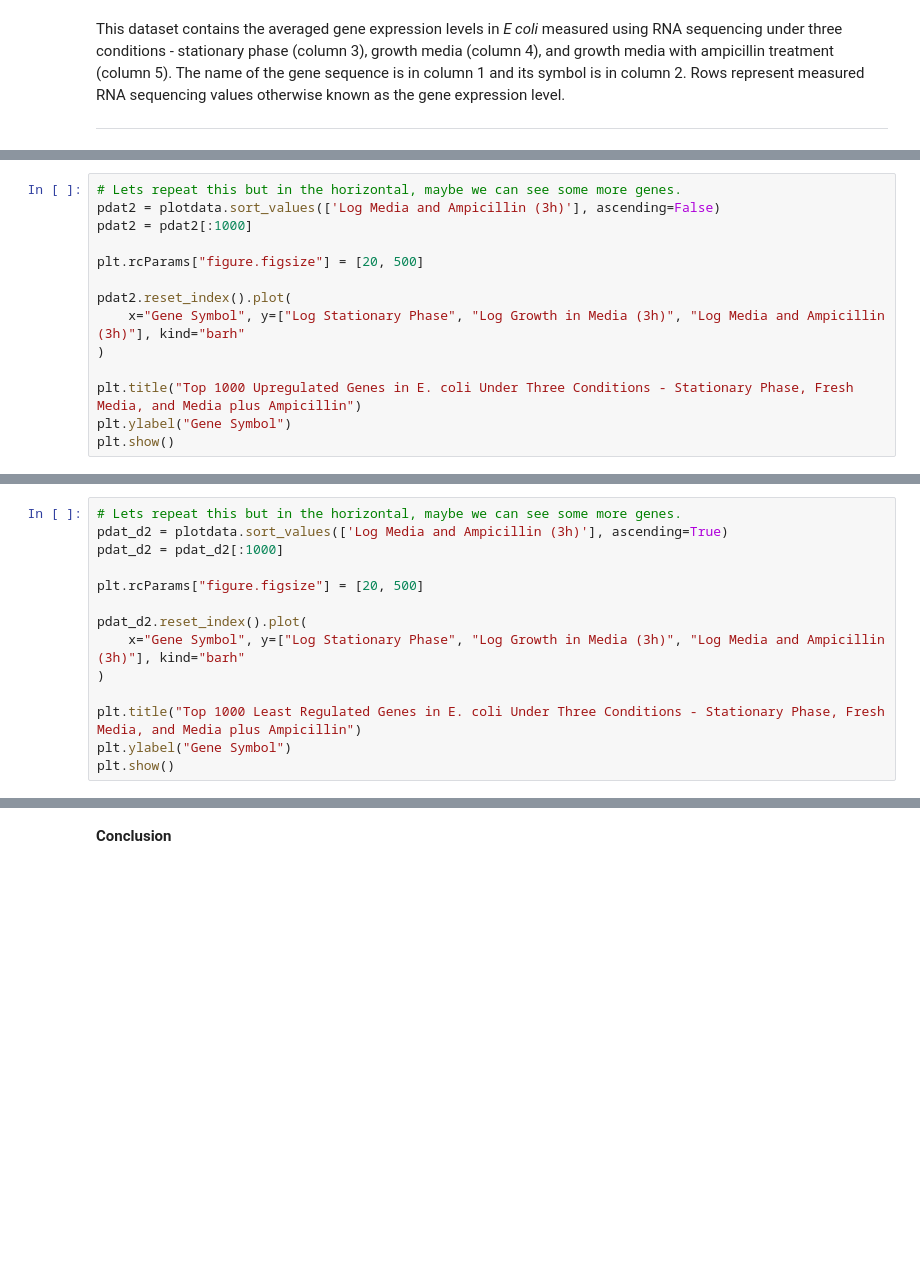
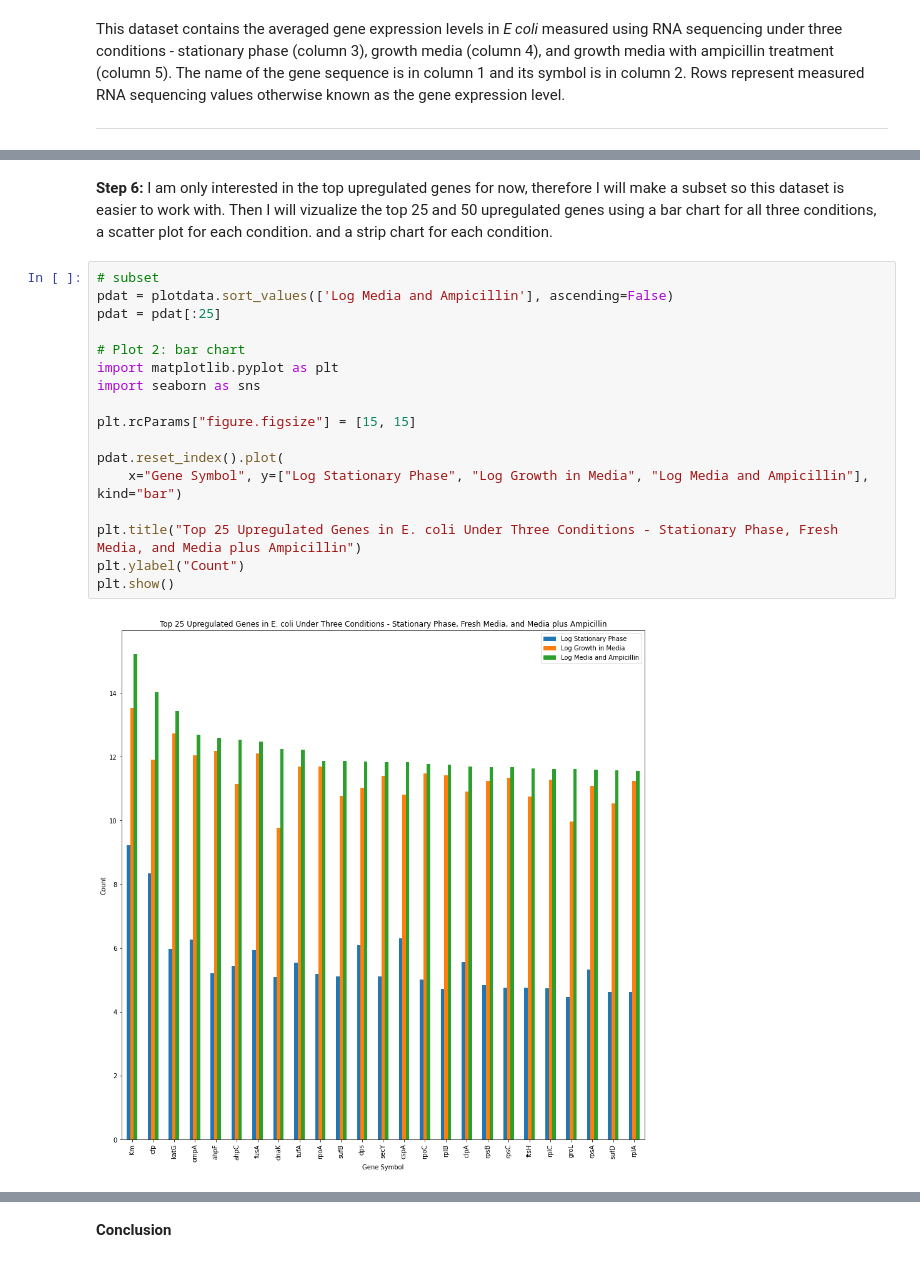
Before and after one commit to data301-2020-winter2/course-project-solo_115, a Jupyter notebook: analysis/Task5/Task_5_Analysis.ipynb, the cells around one changed output, grey strips where cells are left out. Cells and saved outputs as stored; diff of their text form; blank space fills up the shorter version.

```diff
--- a/analysis/Task5/Task_5_Analysis.ipynb
+++ b/analysis/Task5/Task_5_Analysis.ipynb
@@ -125,14 +84,0 @@ plt.show()
-# %%
-# Lets repeat this but in the horizontal, maybe we can see some more genes.
-pdat2 = plotdata.sort_values(['Log Media and Ampicillin (3h)'], ascending=False)
-pdat2 = pdat2[:1000]
-
-plt.rcParams["figure.figsize"] = [20, 500]
-
-pdat2.reset_index().plot(
-    x="Gene Symbol", y=["Log Stationary Phase", "Log Growth in Media (3h)", "Log Media and Ampicillin (3h)"], kind="barh"
-)
-
-plt.title("Top 1000 Upregulated Genes in E. coli Under Three Conditions - Stationary Phase, Fresh Media, and Media plus Ampicillin")
-plt.ylabel("Gene Symbol")
-plt.show()
@@ -188,14 +84,0 @@ plt.show()
-# %%
-# Lets repeat this but in the horizontal, maybe we can see some more genes.
-pdat_d2 = plotdata.sort_values(['Log Media and Ampicillin (3h)'], ascending=True)
-pdat_d2 = pdat_d2[:1000]
-
-plt.rcParams["figure.figsize"] = [20, 500]
-
-pdat_d2.reset_index().plot(
-    x="Gene Symbol", y=["Log Stationary Phase", "Log Growth in Media (3h)", "Log Media and Ampicillin (3h)"], kind="barh"
-)
-
-plt.title("Top 1000 Least Regulated Genes in E. coli Under Three Conditions - Stationary Phase, Fresh Media, and Media plus Ampicillin")
-plt.ylabel("Gene Symbol")
-plt.show()
@@ -206,0 +134,21 @@ plt.show()
+# %% [markdown]
+**Step 6:** I am only interested in the top upregulated genes for now, therefore I will make a subset so this dataset is easier to work with. Then I will vizualize the top 25 and 50 upregulated genes using a bar chart for all three conditions, a scatter plot for each condition. and a strip chart for each condition.
+# %%
+# subset
+pdat = plotdata.sort_values(['Log Media and Ampicillin'], ascending=False)
+pdat = pdat[:25]
+
+# Plot 2: bar chart
+import matplotlib.pyplot as plt
+import seaborn as sns
+
+plt.rcParams["figure.figsize"] = [15, 15]
+
+pdat.reset_index().plot(
+    x="Gene Symbol", y=["Log Stationary Phase", "Log Growth in Media", "Log Media and Ampicillin"], kind="bar")
+
+plt.title("Top 25 Upregulated Genes in E. coli Under Three Conditions - Stationary Phase, Fresh Media, and Media plus Ampicillin")
+plt.ylabel("Count")
+plt.show()
+# %% [output]
+[figure, added]
```
Also changed, not shown: parts of 51 cells of this notebook, 2 other files.
